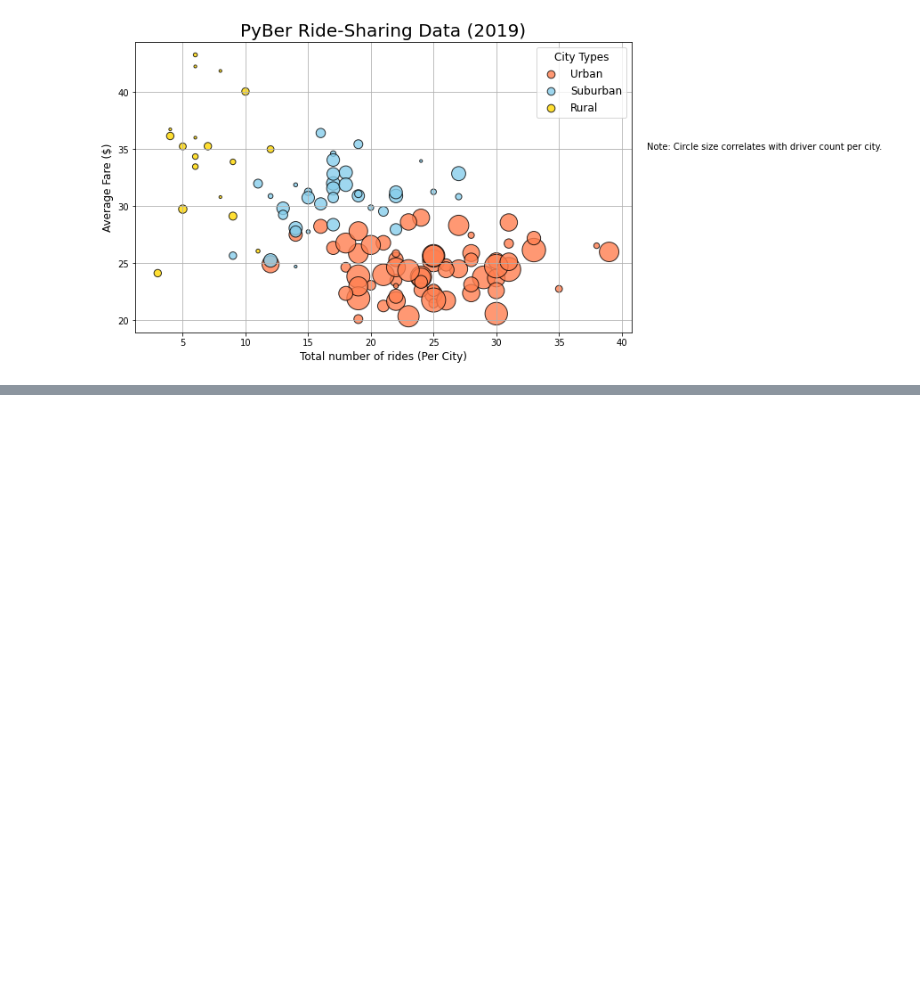
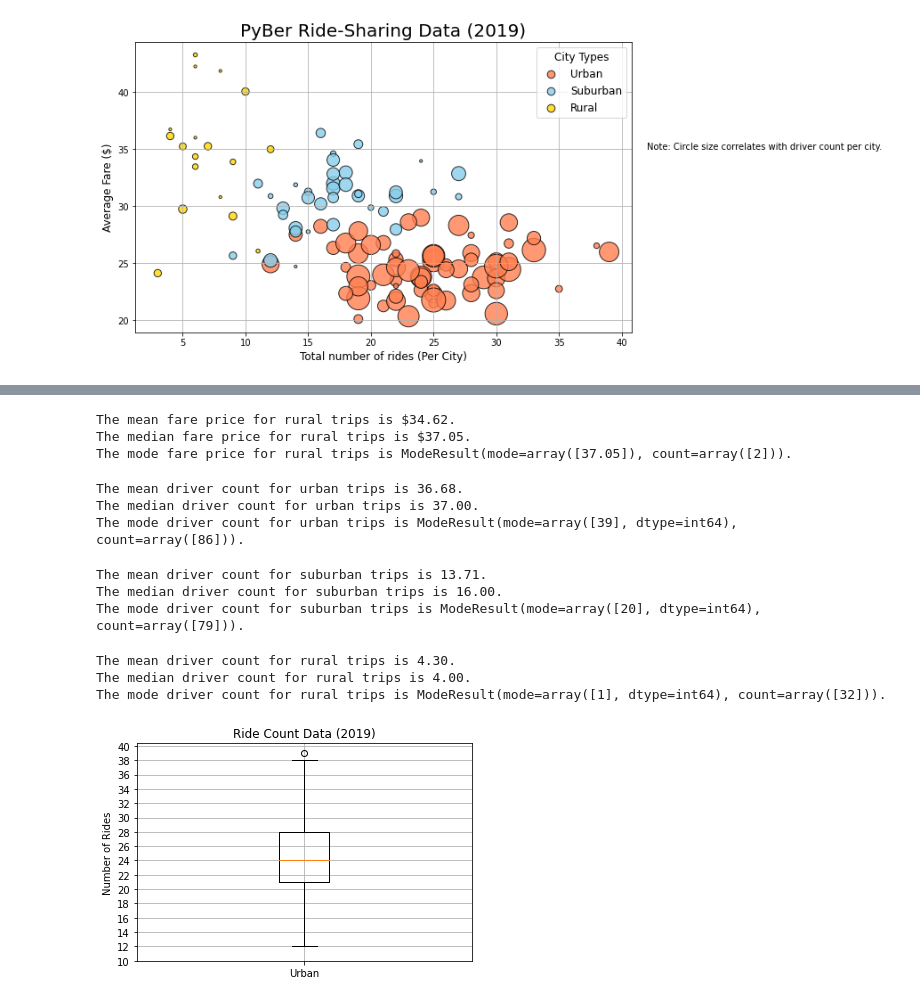
Before and after one commit to Dhanushree27/PyBer_Analysis, a Jupyter notebook: PyBer.ipynb, the cells around one changed output, grey strips where cells are left out. Drawn from its saved outputs; the diff is of its cells as text; code cells hidden in the pictures; blank space fills up the shorter version.

Commit message:
Updated with box plots

```diff
--- a/PyBer.ipynb
+++ b/PyBer.ipynb
@@ -174,0 +321,74 @@ plt.show()
+# %%
+# Get the fares
+rural_fares = rural_city_df["fare"]
+
+# Calculate the measures of central tendency for the average fare for the suburban cities.
+mean_rural_fares = np.mean(rural_fares)
+print(f"The mean fare price for rural trips is ${mean_rural_fares:.2f}.")
+
+median_rural_fares = np.median(rural_fares)
+print(f"The median fare price for rural trips is ${median_rural_fares:.2f}.")
+
+mode_rural_fares = sts.mode(rural_fares)
+print(f"The mode fare price for rural trips is {mode_rural_fares}.")
+# %% [output]
+The mean fare price for rural trips is $34.62.
+The median fare price for rural trips is $37.05.
+The mode fare price for rural trips is ModeResult(mode=array([37.05]), count=array([2])).
+# %%
+# Get the driver count
+urban_driver_count=urban_city_df["driver_count"]
+
+# Calculate the measures of central tendency for the driver count for urban cities
+mean_urban_driver_count = np.mean(urban_driver_count)
+print(f"The mean driver count for urban trips is {mean_urban_driver_count:.2f}.")
+median_urban_driver_count = np.median(urban_driver_count)
+print(f"The median driver count for urban trips is {median_urban_driver_count:.2f}.")
+mode_urban_driver_count = sts.mode(urban_driver_count)
+print(f"The mode driver count for urban trips is {mode_urban_driver_count}.")
+# %% [output]
+The mean driver count for urban trips is 36.68.
+The median driver count for urban trips is 37.00.
+The mode driver count for urban trips is ModeResult(mode=array([39], dtype=int64), count=array([86])).
+# %%
+# Get the driver count
+suburban_driver_count=suburban_city_df["driver_count"]
+
+# Calculate the measures of central tendency for the driver count for suburban cities
+mean_suburban_driver_count = np.mean(suburban_driver_count)
+print(f"The mean driver count for suburban trips is {mean_suburban_driver_count:.2f}.")
+median_suburban_driver_count = np.median(suburban_driver_count)
+print(f"The median driver count for suburban trips is {median_suburban_driver_count:.2f}.")
+mode_suburban_driver_count = sts.mode(suburban_driver_count)
+print(f"The mode driver count for suburban trips is {mode_suburban_driver_count}.")
+# %% [output]
+The mean driver count for suburban trips is 13.71.
+The median driver count for suburban trips is 16.00.
+The mode driver count for suburban trips is ModeResult(mode=array([20], dtype=int64), count=array([79])).
+# %%
+# Get the driver count
+rural_driver_count=rural_city_df["driver_count"]
+
+# Calculate the measures of central tendency for the driver count for rural cities
+mean_rural_driver_count = np.mean(rural_driver_count)
+print(f"The mean driver count for rural trips is {mean_rural_driver_count:.2f}.")
+median_rural_driver_count = np.median(rural_driver_count)
+print(f"The median driver count for rural trips is {median_rural_driver_count:.2f}.")
+mode_rural_driver_count = sts.mode(rural_driver_count)
+print(f"The mode driver count for rural trips is {mode_rural_driver_count}.")
+# %% [output]
+The mean driver count for rural trips is 4.30.
+The median driver count for rural trips is 4.00.
+The mode driver count for rural trips is ModeResult(mode=array([1], dtype=int64), count=array([32])).
+# %%
+# Box plot for ride data - Urban
+x_labels=["Urban"]
+fig,ax=plt.subplots()
+ax.boxplot(urban_ride_count,labels=x_labels)
+ax.set_title('Ride Count Data (2019)')
+ax.set_ylabel('Number of Rides')
+ax.set_yticks(np.arange(10,41,step=2))
+ax.grid()
+plt.show()
+# %% [output]
+[figure, added]
```
Also changed, not shown: parts of 26 cells of this notebook, 2 other files.
